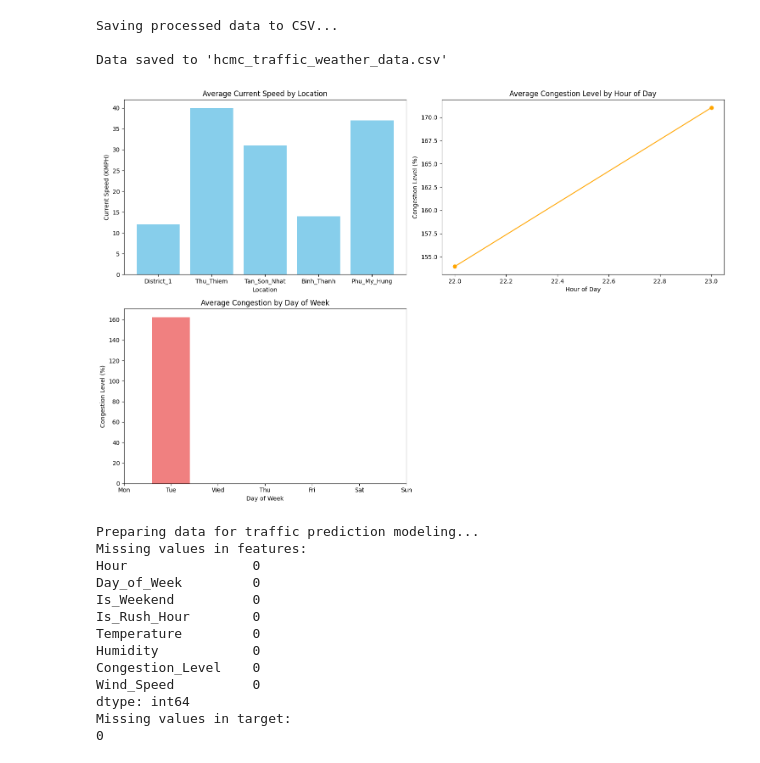
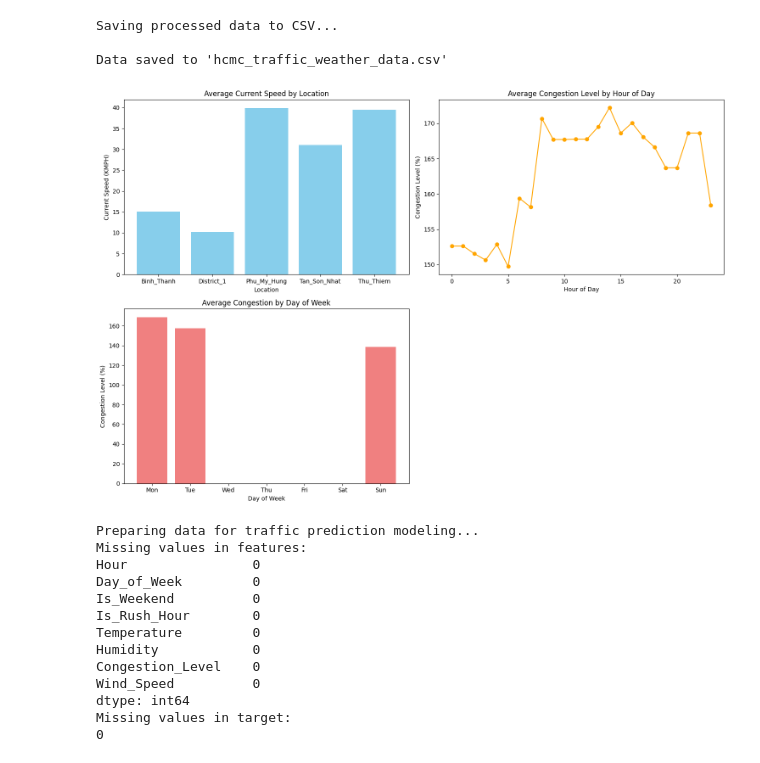
Before and after one commit to Suemy19710/TrafficHCMC, a Jupyter notebook: data_collection.ipynb, the cells around one changed output. Saved outputs shown, nothing was run; the diff lists cells and outputs as text; code cells hidden in the pictures.

Commit message:
feat: I add more data_visualization, machine_learning

```diff
--- a/data_collection.ipynb
+++ b/data_collection.ipynb
@@ -55,7 +55,7 @@ hcmc_locations = {
 hcmc_tz = timezone("Asia/Ho_Chi_Minh")
 
 # Set time range for data generation
-start_date = datetime(2025, 9, 16, 0, 0, 0, tzinfo=hcmc_tz)
+start_date = datetime(2025, 9, 15, 0, 0, 0, tzinfo=hcmc_tz)
 end_date = datetime(2025, 9, 17, 0, 0, 0, tzinfo=hcmc_tz) # Sep 17, 2025
 
 # Generate list of hourly timestamps
@@ -268,36 +296,37 @@ Data saved to 'hcmc_traffic_weather_data.csv'
 # %%
 # 5. Visualize the traffic data
 plt.figure(figsize=(15, 10))
 
 # Plot 1: Average Current Speed by Location
 plt.subplot(2, 2, 1)
-plt.bar(merged_df['Location'], merged_df['Current_Speed'], color='skyblue')
+avg_speed_by_location = merged_df.groupby('Location')['Current_Speed'].mean()
+plt.bar(avg_speed_by_location.index, avg_speed_by_location.values, color='skyblue')
 plt.title('Average Current Speed by Location')
 plt.xlabel('Location')
 plt.ylabel('Current Speed (KMPH)')
 
 # Plot 2: Congestion level by hour of day
 plt.subplot(2, 2, 2)
 hourly_congestion = merged_df.groupby('Hour')['Congestion_Level'].mean()
 plt.plot(hourly_congestion.index, hourly_congestion.values, marker='o', color='orange')
 plt.title('Average Congestion Level by Hour of Day')
 plt.xlabel('Hour of Day')
 plt.ylabel('Congestion Level (%)')
 
-# Plot 4: Humidity vs Congestion Level
+# Plot 3: Day vs Congestion Level
 plt.subplot(2, 2, 3)
 days = ['Mon', 'Tue', 'Wed', 'Thu', 'Fri', 'Sat', 'Sun']
 daily_congestion = merged_df.groupby('Day_of_Week')['Congestion_Level'].mean()
 plt.bar(daily_congestion.index, daily_congestion.values, color='lightcoral')
 plt.title('Average Congestion by Day of Week')
 plt.xlabel('Day of Week')
 plt.ylabel('Congestion Level (%)')
 plt.xticks(range(7), days)
 
 plt.tight_layout()
 plt.show()
 # %% [output]
-[figure, old version]
+[figure, new version]
 # %%
 # 7. Modeling with Linear Regression and KNN
 print("Preparing data for traffic prediction modeling...")
```
Also changed, not shown: parts of 7 cells of this notebook, 4 other files.
